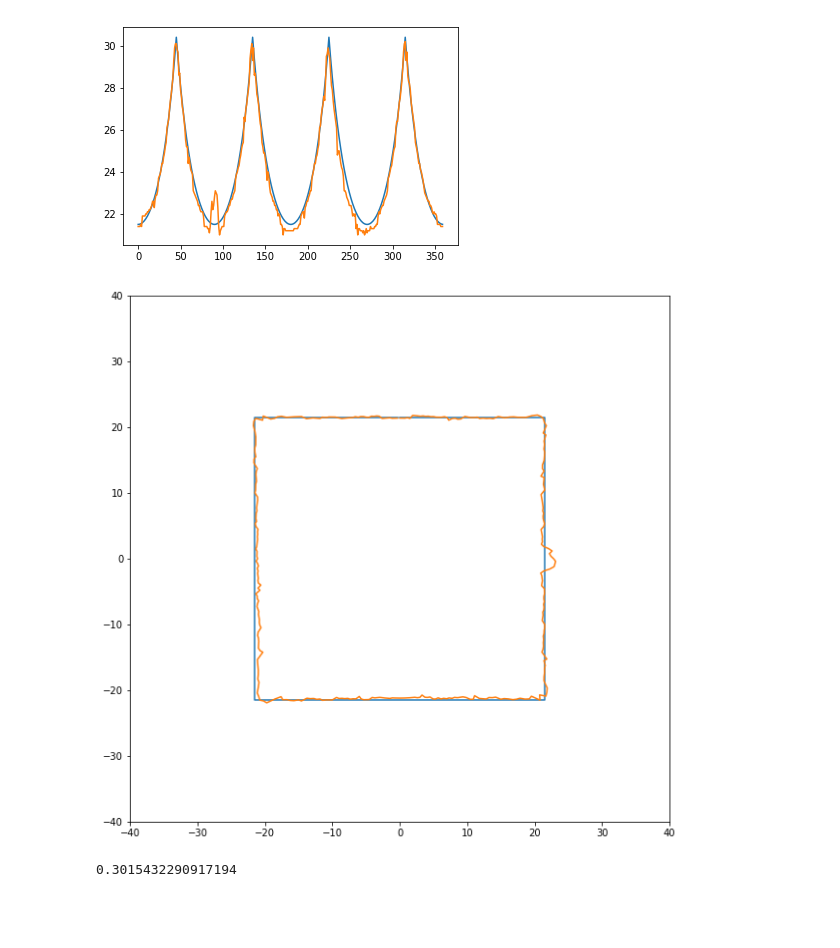
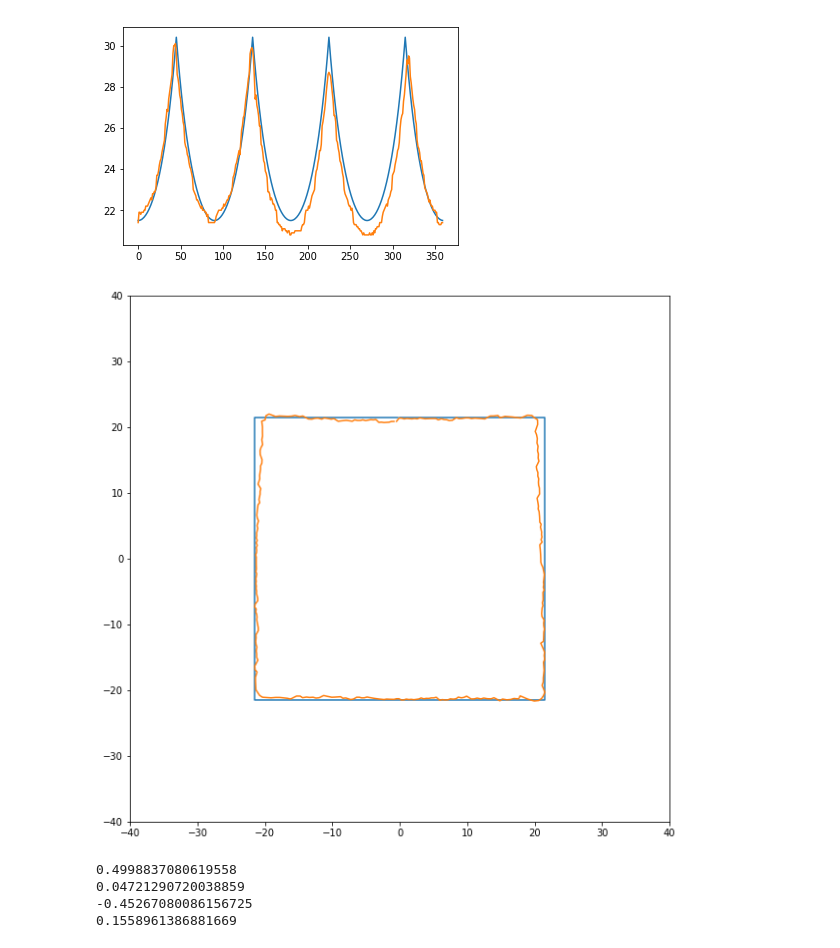
Before and after one commit to fznsakib/arduino-mapping, a Jupyter notebook: graphs/plots.ipynb, the cells around one changed output. Cells and saved outputs as stored; diff of their text form; code cells hidden in the pictures; blank space fills up the shorter version.

Commit message:
Add coords to dist and new metric functions

```diff
--- a/graphs/plots.ipynb
+++ b/graphs/plots.ipynb
@@ -40,27 +43,31 @@ def distances_to_coords(distances, center):
 # %%
 # real_distances = np.array([274,288,297,274,270,243,259,256,256,259,259,259,262,263,263,267,267,268,272,253,274,278,278,288,287,294,298,303,308,308,314,319,324,326,340,337,342,348,356,354,360,368,368,375,395,395,403,395,358,384,375,368,371,362,356,348,348,342,337,337,331,324,319,314,311,309,303,298,298,283,294,288,278,278,260,274,276,270,258,251,267,268,263,263,263,263,267,272,294,294,314,313,319,306,288,278,270,253,245,263,265,262,267,267,272,270,270,276,276,277,278,290,288,294,298,298,303,308,308,314,319,328,324,331,337,342,342,348,356,337,362,366,375,388,398,398,395,395,388,375,377,368,368,368,368,371,362,362,354,348,337,330,319,319,308,308,303,281,298,294,288,278,277,274,276,274,273,270,273,269,268,267,263,263,263,268,270,274,278,277,284,278,284,262,277,270,262,263,263,263,263,263,267,268,267,250,270,272,274,276,278,278,288,288,292,297,295,303,311,313,321,324,335,356,375,395,420,428,420,413,395,388,375,375,375,388,398,395,398,388,375,375,368,362,362,354,348,342,339,337,330,326,297,314,292,291,303,297,298,295,294,288,278,278,274,274,270,272,272,265,267,264,263,263,263,265,263,250,267,288,308,337,324,297,278,269,270,263,259,259,263,263,263,267,263,267,268,270,272,274,274,278,278,288,297,294,295,298,306,308,314,313,326,324,324,331,337,352,356,356,356,360,368,375,375,388,395,395,398,388,382,384,368,335,354,348,350,344,333,331,306,324,319,314,308,313,301,300,292,290,288,278,277,270,270,267,267,263,263,263,259,259,256,256,256,250,252,252,238,252])
 
 # real_distances = np.array([99,100,101,100,101,102,101,102,102,107,107,109,109,110,111,110,113,114,115,115,118,119,120,126,128,130,132,136,131,139,140,149,151,149,158,162,165,169,174,183,188,192,195,201,202,200,194,187,183,172,169,164,160,157,152,142,139,137,136,132,128,127,121,118,116,112,113,110,110,108,102,102,100,96,99,97,97,96,95,95,94,94,93,89,88,90,88,88,89,87,88,88,88,87,88,88,88,89,93,94,95,94,96,98,97,99,99,100,99,102,107,109,110,112,113,116,114,119,125,128,126,134,139,140,140,151,154,159,162,167,166,181,184,185,183,181,171,163,160,156,152,142,139,136,133,131,128,120,118,115,113,107,109,107,107,100,99,99,96,94,92,93,90,87,88,86,85,86,82,84,83,83,82,82,82,82,82,78,78,82,78,78,82,79,82,82,82,82,83,83,84,84,85,86,86,87,87,85,93,93,94,97,97,98,101,101,102,109,111,114,115,117,120,126,128,126,129,138,140,147,154,159,165,169,174,181,183,183,175,170,167,162,157,154,151,142,140,137,134,131,129,126,120,118,116,112,112,112,110,109,107,102,101,100,99,98,97,96,96,94,94,94,93,93,93,93,89,88,88,88,89,88,86,89,89,89,92,93,93,94,95,95,96,97,98,99,99,101,102,107,108,110,111,114,116,116,119,126,128,130,132,135,137,138,142,152,154,157,162,165,172,174,185,192,197,199,198,197,193,187,183,172,169,166,162,157,156,151,149,141,139,137,135,133,131,129,126,120,119,119,116,115,113,112,111,110,110,108,108,108,107,102,102,102,101,101,100,101,101,101])
 
 # real_distances = np.array([108,108,108,109,108,109,112,113,113,115,114,114,115,114,116,114,119,120,121,121,126,127,128,129,132,133,134,136,137,143,145,148,150,152,154,157,165,167,170,175,177,180,190,194,197,197,197,186,190,182,178,176,171,165,164,163,155,152,150,147,146,143,142,136,134,133,131,129,128,124,126,121,120,120,118,118,117,116,114,115,114,113,114,111,108,109,109,109,108,109,109,109,106,108,109,109,109,113,113,114,113,115,116,116,117,118,117,120,120,121,127,127,129,132,132,129,135,137,143,145,147,148,151,153,156,163,166,169,173,176,179,189,194,189,198,197,196,192,182,181,170,173,169,165,163,156,155,153,150,148,147,143,133,139,134,133,134,130,129,129,125,126,120,119,119,119,118,117,116,116,115,114,115,114,113,114,113,113,113,113,112,113,113,113,113,114,114,114,115,116,116,116,117,114,119,116,121,120,121,126,128,129,130,132,133,134,136,142,143,145,148,148,152,154,156,162,166,170,171,176,180,182,192,192,197,199,197,192,189,179,176,170,170,166,164,155,154,152,148,147,146,143,137,135,133,132,130,129,128,128,126,121,120,119,119,118,118,117,116,116,114,114,114,113,109,109,113,109,109,109,109,109,113,109,113,110,112,113,113,114,114,115,116,113,118,118,119,120,121,126,128,128,129,131,133,134,136,142,144,145,148,148,152,155,157,165,165,170,173,177,181,189,193,197,197,197,194,188,181,177,173,170,168,164,156,155,152,151,148,146,144,142,136,135,132,131,130,124,128,126,121,121,120,120,117,117,117,116,116,115,116,114,115,113,112,113,113,111,113,113])
 
 # real_distances = np.array([134,134,135,135,135,136,136,136,136,136,137,137,142,143,139,145,145,146,147,148,150,151,152,153,154,156,157,164,165,166,169,171,175,176,178,181,189,190,196,197,203,205,208,212,216,223,228,228,226,223,214,210,206,203,199,196,192,190,182,179,177,175,166,170,169,166,163,163,156,153,153,152,150,150,148,147,145,145,144,143,142,142,137,136,133,136,136,137,152,153,164,156,151,150,148,148,144,136,136,136,136,136,137,137,137,143,143,145,140,146,146,148,150,152,155,155,156,163,164,166,169,170,173,178,178,181,191,185,196,197,203,205,208,212,216,225,227,230,228,224,217,212,206,205,201,198,194,192,182,180,178,176,175,171,169,166,160,163,157,156,154,152,152,150,148,148,147,146,145,145,144,143,142,142,142,137,137,137,136,136,136,133,136,136,136,137,136,136,139,137,142,142,143,145,144,146,146,147,148,149,151,152,152,152,155,156,157,163,165,168,169,171,173,176,180,181,189,192,194,197,201,203,208,210,214,226,230,230,231,228,223,216,210,206,203,201,197,194,182,182,179,178,174,174,164,168,166,166,163,157,155,155,152,151,150,148,148,147,146,145,143,144,137,137,136,136,136,135,135,134,129,134,134,134,134,134,134,135,137,136,133,136,136,137,137,142,143,144,144,146,147,147,148,149,150,147,153,155,156,157,164,165,170,169,173,175,180,180,182,190,194,196,202,205,206,210,206,223,223,216,213,210,207,203,199,195,194,189,180,178,171,173,170,171,166,164,157,156,155,153,151,151,148,148,145,144,143,142,137,133,136,136,135,134,133,133,133,133,132,133])
 
 # real_distances = np.array([154,163,163,151,152,143,135,135,135,136,136,136,142,144,142,144,145,144,145,146,149,150,151,152,154,155,163,166,166,170,166,173,176,179,180,169,190,193,197,173,194,207,214,209,227,231,225,225,212,203,195,203,198,196,194,189,182,178,176,175,168,164,166,164,163,155,154,152,152,150,148,147,146,145,144,142,137,137,135,135,134,133,133,133,132,132,132,131,131,132,131,132,133,132,133,133,133,133,133,134,134,137,136,138,142,142,143,144,145,144,148,150,147,152,152,154,157,162,165,168,170,172,174,178,177,178,189,191,197,197,204,206,208,216,224,181,230,229,196,210,197,204,200,196,192,190,182,178,179,176,169,153,168,165,164,156,155,155,154,152,152,148,147,148,145,144,143,140,142,137,136,133,134,130,133,133,130,133,134,132,132,132,128,133,132,132,133,133,128,133,134,135,135,135,136,134,137,137,137,136,147,147,148,148,150,145,152,155,155,163,167,169,164,172,175,177,181,182,155,187,196,200,168,188,212,216,171,227,226,218,214,204,181,203,199,195,179,190,185,179,177,176,171,168,170,166,159,156,159,150,144,151,146,150,148,147,149,147,145,143,144,143,139,142,142,142,137,136,136,138,134,135,134,136,136,136,136,137,142,142,143,138,143,144,144,146,147,150,148,150,150,152,152,153,156,157,164,166,167,170,168,173,173,177,178,180,168,196,194,194,200,205,202,210,216,226,218,203,232,234,225,223,212,210,206,202,201,197,155,177,176,183,180,174,174,164,170,168,163,164,163,155,155,154,152,151,148,148,148,145,144,145,140,144,144,143,143,144,146,147])
 
 # real_distances = np.array([147,151,155,155,153,148,137,135,135,135,136,136,138,137,142,143,144,144,145,146,147,148,150,151,149,154,155,163,165,166,169,170,173,176,179,181,189,190,194,199,201,205,208,212,216,228,226,224,216,203,208,205,201,199,196,192,182,181,178,175,173,170,169,167,158,157,155,153,152,152,150,148,148,146,145,143,143,137,136,136,136,135,135,133,131,133,133,133,133,133,133,133,133,130,133,134,134,134,134,135,136,136,137,136,142,142,142,144,145,146,147,148,151,152,152,154,155,156,164,167,168,168,171,176,178,179,181,188,193,196,199,203,208,210,214,223,225,228,227,216,212,208,199,201,197,193,190,174,179,177,176,173,170,168,163,164,157,156,154,152,151,150,148,149,146,145,144,143,142,142,136,136,136,134,133,133,133,133,133,133,131,133,133,133,133,134,133,132,133,133,133,131,134,136,136,136,136,137,137,143,146,146,147,148,148,150,151,152,154,157,163,164,168,169,172,175,177,179,182,190,192,196,199,203,197,210,210,224,226,222,218,212,208,204,200,197,196,192,189,181,174,177,173,171,169,166,166,164,157,155,152,153,151,150,148,144,146,146,144,143,143,142,142,137,136,136,136,136,135,135,133,134,134,135,134,135,135,135,136,136,136,136,139,142,143,143,144,145,145,147,148,148,150,151,152,153,155,156,157,164,169,167,165,171,173,176,178,181,189,183,194,196,200,205,206,210,214,225,228,230,219,218,224,216,210,207,205,201,189,194,192,189,179,178,176,173,171,170,168,166,164,157,157,155,153,152,151,148,149,148,146,146,146,144,144,143,143,144,143,143])
 
-real_distances = np.array([129,129,129,130,129,134,134,134,134,135,135,136,136,137,137,138,139,141,141,138,142,144,144,146,152,153,154,156,159,159,162,164,167,169,176,178,180,185,189,192,196,200,208,214,216,216,213,212,201,202,194,191,186,184,180,176,170,167,167,159,162,159,156,155,154,146,145,144,143,142,141,139,139,137,136,136,136,134,129,129,129,129,128,128,126,129,136,141,137,139,143,146,145,144,138,129,125,127,128,129,129,129,134,135,136,136,137,139,139,141,142,142,144,145,146,152,154,155,157,158,161,163,166,168,169,181,179,185,187,191,194,198,209,213,216,208,214,201,202,198,192,190,187,182,178,176,169,167,164,164,161,158,151,155,153,148,145,144,143,141,141,139,139,137,137,134,135,134,130,130,129,125,128,128,127,127,127,127,127,127,127,127,127,127,128,128,128,128,128,129,130,130,134,135,136,136,133,138,139,141,141,143,144,146,146,152,154,156,159,159,162,163,166,168,176,177,182,185,187,191,189,198,210,211,214,211,209,202,196,194,189,185,182,179,176,163,165,165,162,159,157,156,153,146,146,145,143,142,141,139,139,139,137,134,135,134,135,128,130,125,128,128,127,127,127,126,127,125,126,128,126,127,127,127,129,128,128,128,128,129,129,130,130,134,136,135,137,138,139,139,141,142,143,144,146,152,153,155,157,158,161,164,166,167,176,179,179,184,188,190,194,198,204,212,216,217,208,212,201,198,197,194,188,185,182,179,176,169,167,165,162,159,159,156,155,153,151,148,145,144,143,142,141,141,139,139,138,136,135,136,135,135,134,130,130,130,130,129,129,129])
+# real_distances = np.array([129,129,129,130,129,134,134,134,134,135,135,136,136,137,137,138,139,141,141,138,142,144,144,146,152,153,154,156,159,159,162,164,167,169,176,178,180,185,189,192,196,200,208,214,216,216,213,212,201,202,194,191,186,184,180,176,170,167,167,159,162,159,156,155,154,146,145,144,143,142,141,139,139,137,136,136,136,134,129,129,129,129,128,128,126,129,136,141,137,139,143,146,145,144,138,129,125,127,128,129,129,129,134,135,136,136,137,139,139,141,142,142,144,145,146,152,154,155,157,158,161,163,166,168,169,181,179,185,187,191,194,198,209,213,216,208,214,201,202,198,192,190,187,182,178,176,169,167,164,164,161,158,151,155,153,148,145,144,143,141,141,139,139,137,137,134,135,134,130,130,129,125,128,128,127,127,127,127,127,127,127,127,127,127,128,128,128,128,128,129,130,130,134,135,136,136,133,138,139,141,141,143,144,146,146,152,154,156,159,159,162,163,166,168,176,177,182,185,187,191,189,198,210,211,214,211,209,202,196,194,189,185,182,179,176,163,165,165,162,159,157,156,153,146,146,145,143,142,141,139,139,139,137,134,135,134,135,128,130,125,128,128,127,127,127,126,127,125,126,128,126,127,127,127,129,128,128,128,128,129,129,130,130,134,136,135,137,138,139,139,141,142,143,144,146,152,153,155,157,158,161,164,166,167,176,179,179,184,188,190,194,198,204,212,216,217,208,212,201,198,197,194,188,185,182,179,176,169,167,165,162,159,159,156,155,153,151,148,145,144,143,142,141,141,139,139,138,136,135,136,135,135,134,130,130,130,130,129,129,129])
 
-# real_distances = np.roll(real_distances, 1)
+# real_distances = np.array([127,128,127,128,128,128,128,128,128,129,128,133,134,134,135,137,137,137,138,139,140,142,142,143,144,144,146,153,153,155,157,158,162,164,166,168,175,177,182,183,185,190,193,198,196,209,213,216,215,213,209,197,196,190,187,184,182,174,175,168,166,164,161,160,157,155,154,152,145,141,143,142,141,141,138,137,137,137,136,135,134,134,133,131,129,127,128,128,127,128,128,128,127,128,128,127,128,127,128,128,133,134,134,135,136,136,137,137,138,138,138,141,141,141,142,143,144,145,152,154,156,158,161,162,164,166,168,175,176,180,181,185,189,192,196,199,209,208,214,214,211,201,197,194,191,188,184,181,178,175,170,165,164,160,159,157,155,154,151,145,143,143,142,141,141,139,138,137,137,135,135,134,134,133,129,128,128,128,128,128,126,127,128,127,128,127,127,127,127,127,128,127,129,129,129,129,133,134,134,135,135,136,137,138,140,140,141,142,144,146,150,153,154,157,158,160,163,165,168,170,176,180,183,186,191,194,199,201,211,214,211,208,200,195,191,189,184,181,179,175,167,164,162,160,159,155,154,152,152,145,145,142,141,139,140,138,137,136,136,135,131,133,128,129,128,128,128,127,127,126,127,127,126,126,127,127,126,126,126,127,127,127,127,127,126,127,128,128,129,133,134,135,136,136,137,138,138,140,140,142,143,144,145,151,152,155,155,158,162,163,165,168,168,176,181,183,186,192,194,200,209,210,211,209,202,196,192,188,183,183,179,177,169,167,164,162,160,158,156,153,150,146,144,142,141,140,139,138,137,135,134,133,129,128,128,128,126,127,127,127])
+
+real_distances = np.array([128,129,129,129,134,134,133,134,134,134,135,135,137,137,137,138,139,140,141,140,143,143,144,144,146,152,152,154,157,159,160,163,165,167,169,177,180,184,183,189,192,195,198,201,211,215,215,216,211,201,199,196,191,189,184,182,178,176,168,166,165,162,161,158,156,155,153,151,145,144,143,142,140,140,139,138,137,136,137,135,135,135,134,134,132,133,129,129,129,129,129,129,129,129,130,132,133,134,135,135,135,135,136,136,138,137,138,139,140,140,142,142,143,144,146,151,152,154,157,158,160,162,164,162,168,174,176,180,181,185,189,192,195,199,201,211,213,214,213,209,200,189,191,186,184,181,176,176,167,166,163,159,158,154,153,151,144,144,143,140,141,140,138,138,137,135,135,129,129,128,128,127,127,125,126,126,126,125,125,124,125,125,123,123,124,124,124,124,125,125,125,125,125,125,125,125,127,128,128,129,133,135,135,135,137,136,138,140,142,143,144,145,151,154,155,158,160,164,164,167,176,178,181,184,188,193,197,201,202,201,200,196,192,188,181,181,178,169,168,165,163,159,158,156,153,151,145,143,142,141,140,138,137,137,135,136,134,129,128,128,128,127,127,126,126,125,125,124,123,124,123,123,123,123,123,123,124,123,123,124,123,125,124,126,126,127,127,127,129,129,129,132,134,135,136,137,138,137,140,141,142,144,145,152,153,154,157,159,161,164,165,168,175,179,181,182,188,191,196,201,208,206,210,209,200,197,193,189,186,184,179,177,169,166,165,163,159,159,156,153,152,146,145,144,143,141,139,140,138,137,137,135,135,135,134,134,129,129,128,128])
+
+real_distances = np.roll(real_distances, -3)
 real_distances = real_distances/10 + 8.5
-real_coords = distances_to_coords(real_distances, (0,0))
+real_coords = distances_to_coords(real_distances, (-0.5,-0.5))
 
 ideal_distances = ideal_box_distances(21.5)
 ideal_coords = distances_to_coords(ideal_distances, (0,0))
 
 plot_distances(ideal_distances, real_distances)
 scatter_points(ideal_coords, real_coords)
 # %% [output]
-[figure, old version]
+[figure, new version]
-[figure, old version]
+[figure, new version]
@@ -70,4 +73,0 @@ def calculate_error(ideal_distances, real_distances):
-# %%
-print(calculate_error(ideal_distances, real_distances))
-# %% [output]
-0.3015432290917194
@@ -73,0 +87,10 @@ print(calculate_error(ideal_distances, real_distances))
+# %%
+print(calc_sum_of_abs_diff(ideal_distances, coords_to_distances(real_coords)))
+print(calc_sum_of_over_diff(ideal_distances, coords_to_distances(real_coords)))
+print(calc_sum_of_under_diff(ideal_distances, coords_to_distances(real_coords)))
+print(calc_corner_weighted_sum_of_diff(ideal_distances, coords_to_distances(real_coords)))
+# %% [output]
+0.4998837080619558
+0.04721290720038859
+-0.45267080086156725
+0.1558961386881669
```
Also changed, not shown: parts of 3 cells of this notebook.
